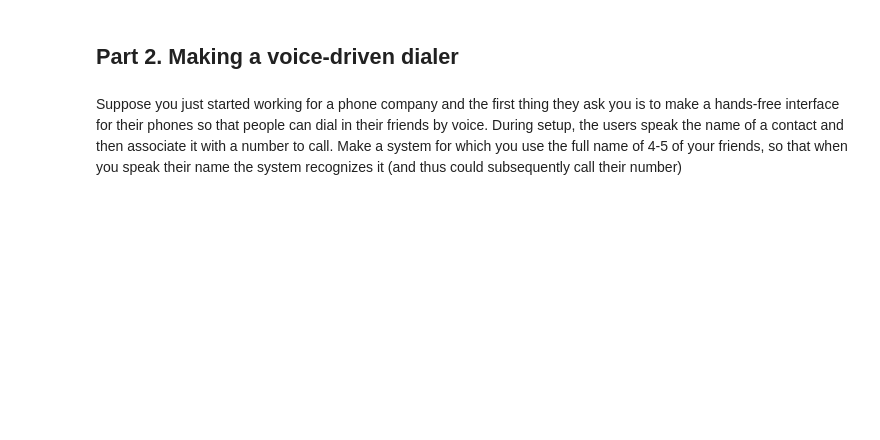
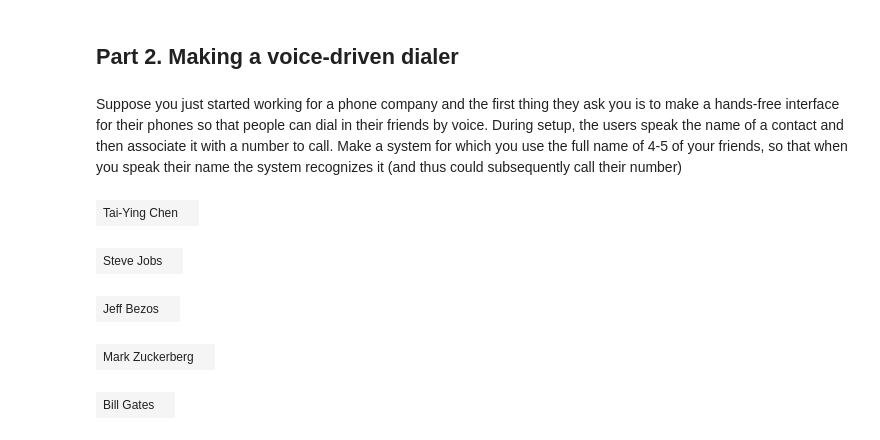
Before and after one commit to taiyingchen/CS498PS, a Jupyter notebook: Lab_10.ipynb, the cells around one changed output. Cells and saved outputs as stored; diff of their text form; code cells hidden in the pictures; blank space fills up the shorter version.

```diff
--- a/Lab_10.ipynb
+++ b/Lab_10.ipynb
@@ -27,0 +282,16 @@ raise NotImplementedError()
+# %%
+# Create classifer instance with templates for DTW
+DR = DigitRecognizer(templates=templates, num_class=10)
+
+# Test classifer
+true_cnt = 0
+false_cnt = 0
+
+for digit in X_test:
+    for i in range(len(X_test[digit])):
+        if digit == DR.predict(X_test[digit][i]):
+            true_cnt += 1
+        else:
+            false_cnt += 1
+
+print(f'Accuracy: {true_cnt / (true_cnt + false_cnt)}')
@@ -34,0 +304,35 @@ raise NotImplementedError()
+# %%
+fs_name, x_name = wavfile.read('data/names.wav')
+
+# Voice Activity Detector (VAD)
+name_clips = VAD(x_name, fs_name, threshold=30, min_num_clip_frames=20000, max_num_under_threshold_frames=5000)
+
+# Create names and contacts information
+names = ['Tai-Ying Chen', 'Steve Jobs', 'Jeff Bezos', 'Mark Zuckerberg', 'Bill Gates']
+contacts = {
+    'Tai-Ying Chen': '111-222-333',
+    'Steve Jobs': '444-555-666',
+    'Jeff Bezos': '777-888-999',
+    'Mark Zuckerberg': '123-456-789',
+    'Bill Gates': '987-654-321'
+}
+for i in range(len(name_clips)):
+    sound(name_clips[i], fs_name, names[i])
+
+# Apply STFT
+dft_size = 1024
+hop_size = 1024
+zero_pad = 0
+window = signal.hann(dft_size, sym=False)
+
+X_names = {}
+for i in range(len(name_clips)):
+    Xi = stft(name_clips[i], dft_size, hop_size, zero_pad, window)
+    # Only take the magnitude
+    X_names[i] = np.abs(Xi)
+# %% [output]
+| Tai-Ying Chen |  |
+| Steve Jobs |  |
+| Jeff Bezos |  |
+| Mark Zuckerberg |  |
+| Bill Gates |  |
```
Also changed, not shown: parts of 13 cells of this notebook.
